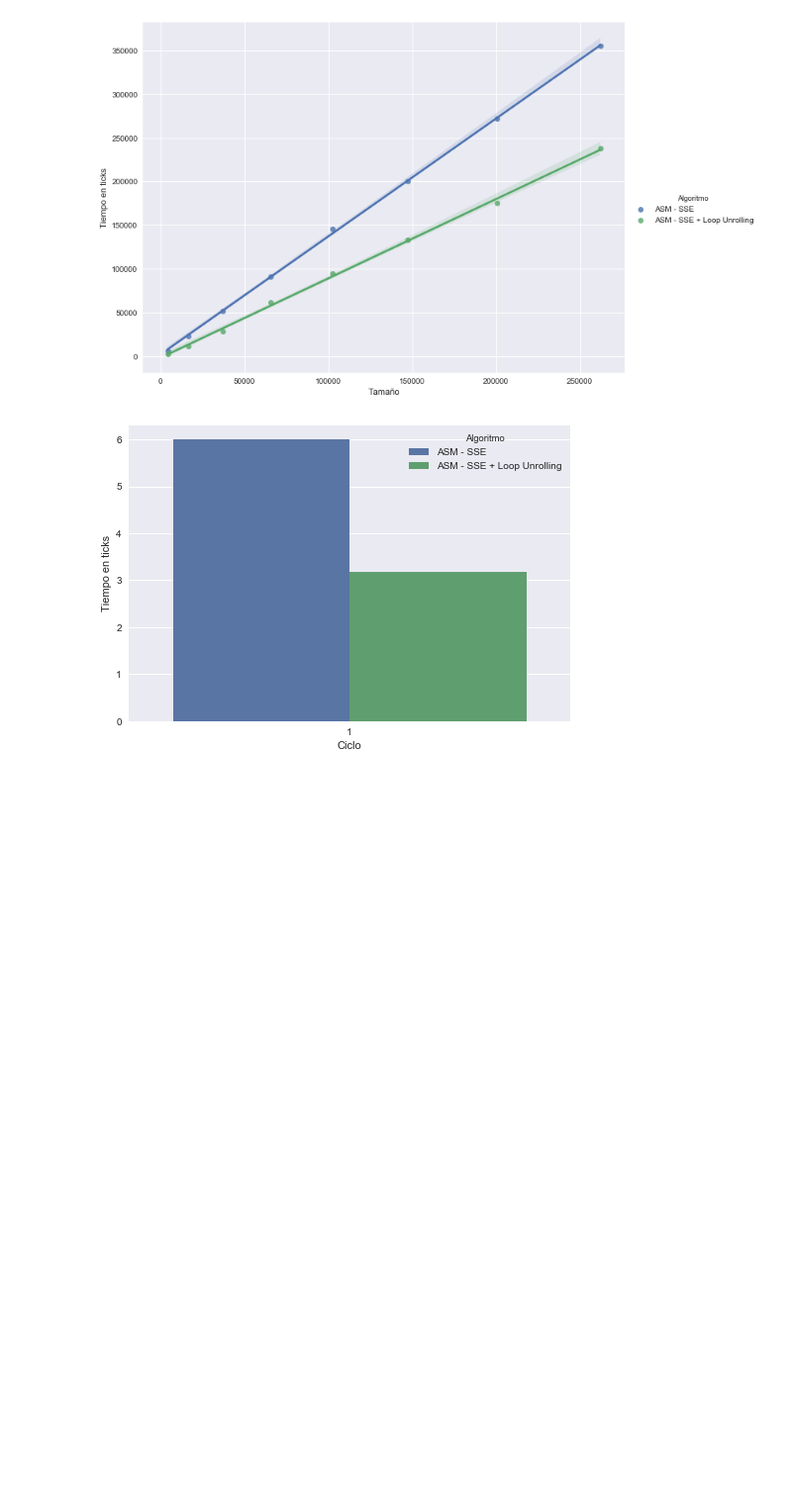
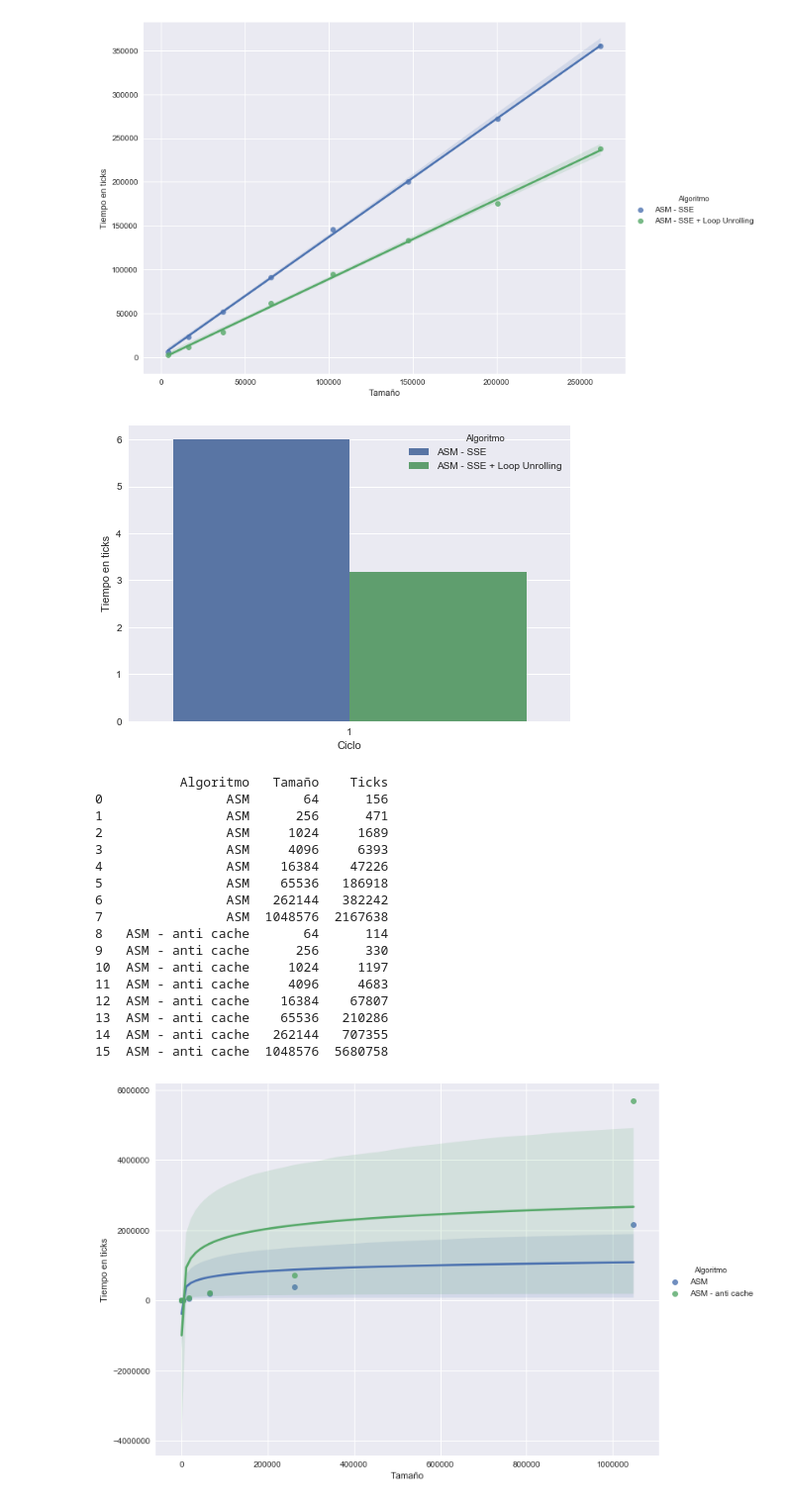
Before and after one commit to ZebaSz/orga2-tp2, a Jupyter notebook: informe/data/Orga2-TP2.ipynb, the cells around one changed output. Shown at 99% size. Saved outputs shown, nothing was run; the diff lists cells and outputs as text; code cells hidden in the pictures; blank space fills up the shorter version.

Commit message:
cambio de titulos + informe cache

```diff
--- a/informe/data/Orga2-TP2.ipynb
+++ b/informe/data/Orga2-TP2.ipynb
@@ -234,3 +234,39 @@ plt.ylabel('Tiempo en ticks')
 plt.show()
 # %% [output]
 [figure]
+# %%
+dfUnroll = pd.read_csv('fourCombine-exp-anticache.csv')
+
+
+
+
+dfUnroll = dfUnroll.groupby([algo, tam]).min().reset_index()
+
+dfUnroll[algo] = dfUnroll[algo].map({0: "ASM", 1: "ASM - anti cache"})
+
+print(dfUnroll)
+
+
+sns.lmplot(x=tam, y=ticks, data=dfUnroll, hue=algo, truncate=True, size=7, aspect=1.4, logx=True)
+plt.ylabel('Tiempo en ticks')
+plt.gca().get_yaxis().get_major_formatter().set_scientific(False)
+plt.show()
+# %% [output]
+           Algoritmo   Tamaño    Ticks
+0                ASM       64      156
+1                ASM      256      471
+2                ASM     1024     1689
+3                ASM     4096     6393
+4                ASM    16384    47226
+5                ASM    65536   186918
+6                ASM   262144   382242
+7                ASM  1048576  2167638
+8   ASM - anti cache       64      114
+9   ASM - anti cache      256      330
+10  ASM - anti cache     1024     1197
+11  ASM - anti cache     4096     4683
+12  ASM - anti cache    16384    67807
+13  ASM - anti cache    65536   210286
+14  ASM - anti cache   262144   707355
+15  ASM - anti cache  1048576  5680758
+[figure, added]
```
Also changed, not shown: 4 other files.
